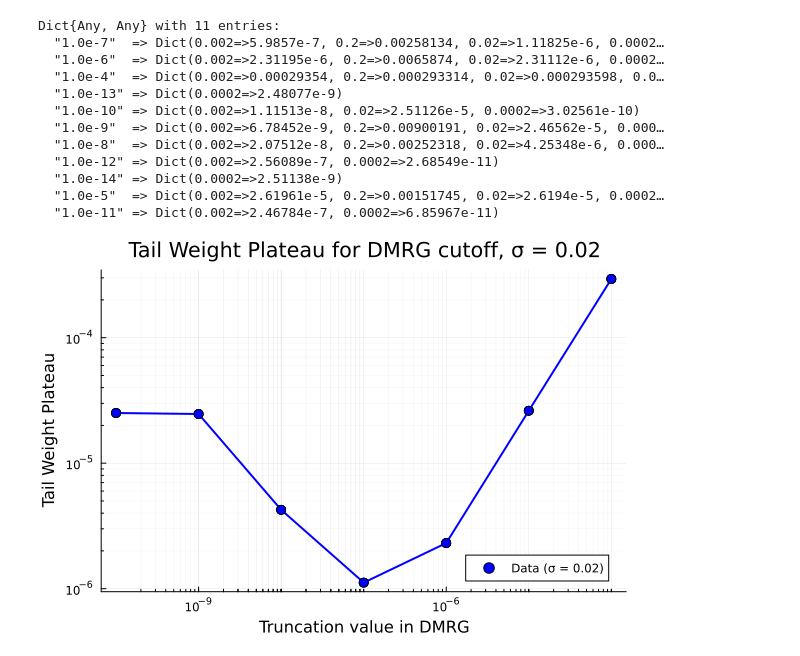
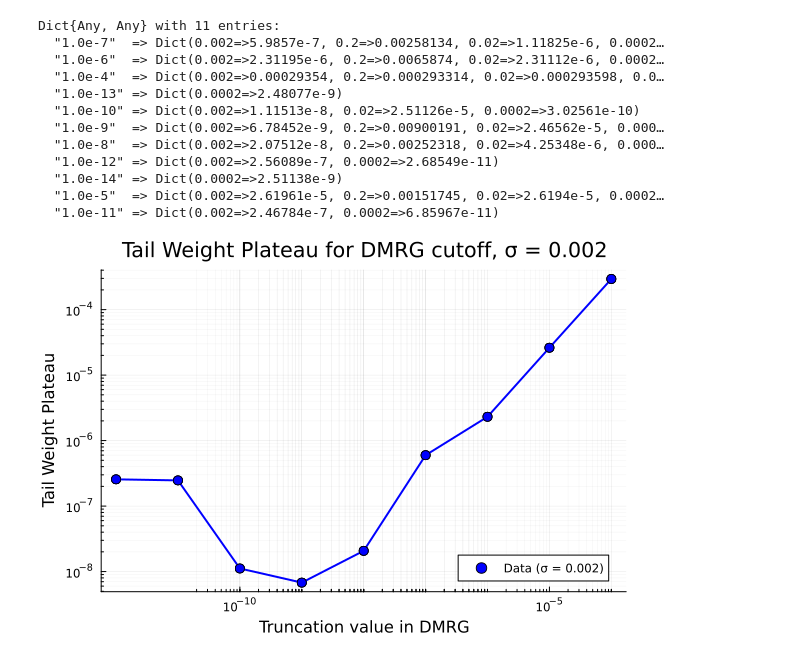
Before and after one commit to JuicerOfApples/FYRP, a Jupyter notebook: A_Truncations/A_head_vs_tail.ipynb, the cells around one changed output. Drawn from its saved outputs; the diff is of its cells as text; code cells hidden in the pictures.

```diff
--- a/A_Truncations/A_head_vs_tail.ipynb
+++ b/A_Truncations/A_head_vs_tail.ipynb
@@ -151,3 +151,20 @@ end
 head_results, tail_results = split_spectrum_data(results, deviation_indices)
 # %% [output]
 (Dict{Any, Any}("1.0e-7" => Dict{Any, Any}(0.002 => Dict{Any, Any}(78 => [0.4177910109908322, 0.41778907856273156, 0.3780018426948925, 0.377996218914959, 0.30927310713528133, 0.3092641945770178, 0.228 ...
+# %%
+# Squared dictionaries for both head and tail results
+head_results_sq = Dict(
+    cutoff => Dict(
+        sigma => Dict(
+            N => spectrum .^ 2 for (N, spectrum) in n_dict
+        ) for (sigma, n_dict) in s_dict
+    ) for (cutoff, s_dict) in head_results
+)
+
+tail_results_sq = Dict(
+    cutoff => Dict(
+        sigma => Dict(
+            N => spectrum .^ 2 for (N, spectrum) in n_dict
+        ) for (sigma, n_dict) in s_dict
+    ) for (cutoff, s_dict) in tail_results
+)
@@ -199,6 +229,6 @@ function plot_head_tail_spectrum(head_data::Dict, tail_data::Dict, cutoff::Strin
     return p
 end
 
-p = plot_head_tail_spectrum(head_results, tail_results, "1.0e-10", 0.02, 30)
+p = plot_head_tail_spectrum(head_results_sq, tail_results_sq, "1.0e-10", 0.02, 30)
 display(p)
 # %% [output]
@@ -458,32 +488,32 @@ function plot_plateau_vs_cutoff(plateau_dict::Dict, target_sigma::Float64)
         error("No data found for sigma = $target_sigma.")
     end
 
     p_idx = sortperm(valid_x)
     x_sorted = valid_x[p_idx]
     y_sorted = valid_y[p_idx]
 
     p = plot(
         x_sorted, y_sorted,
         xaxis = :log10,
         yaxis = :log10,
         seriestype = :scatterpath,
         marker = :circle,
         markersize = 5,
         color = :blue,
         linewidth = 2,
         xlabel = "Truncation value in DMRG",
         ylabel = "Tail Weight Plateau",
         title = "Tail Weight Plateau for DMRG cutoff, σ = $target_sigma",
         label = "Data (σ = $target_sigma)",
         grid = true,
         minorgrid = true,
         legend = :bottomright
     )
 
     return p
 end
 
-p_plateau = plot_plateau_vs_cutoff(plateau_levels, 0.02)
+p_plateau = plot_plateau_vs_cutoff(plateau_levels, 0.002)
 display(p_plateau)
 # %% [output]
-[figure, old version]
+[figure, new version]
```
Also changed, not shown: parts of 5 cells of this notebook, 11 other files.
